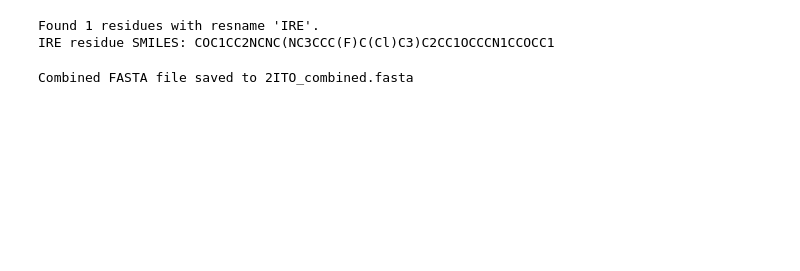
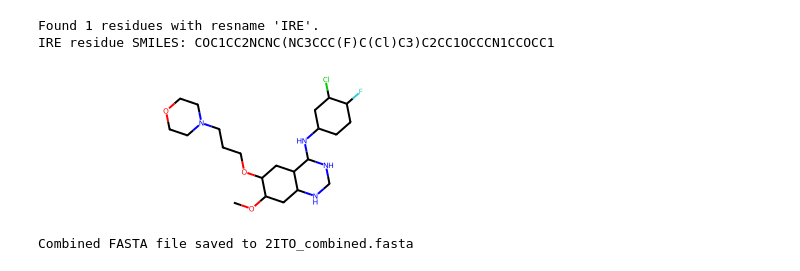
Before and after one commit to fourmodern/toc_tutorial_colab, a Jupyter notebook: teachopencadd/t047_chai1.ipynb, the cells around one changed output. Saved outputs shown, nothing was run; the diff lists cells and outputs as text; code cells hidden in the pictures; blank space fills up the shorter version.

```diff
--- a/teachopencadd/t047_chai1.ipynb
+++ b/teachopencadd/t047_chai1.ipynb
@@ -154,6 +161,11 @@ else:
 # %% [output]
 Found 1 residues with resname 'IRE'.
 IRE residue SMILES: COC1CC2NCNC(NC3CCC(F)C(Cl)C3)C2CC1OCCCN1CCOCC1
+# %%
+m1=Chem.MolFromSmiles(smiles)
+m1
+# %% [output]
+[figure, added]
 # %%
 fasta_file = Path("2ITO_combined.fasta")
 with open(fasta_file, "w") as f:
```
Also changed, not shown: parts of 7 cells of this notebook.
